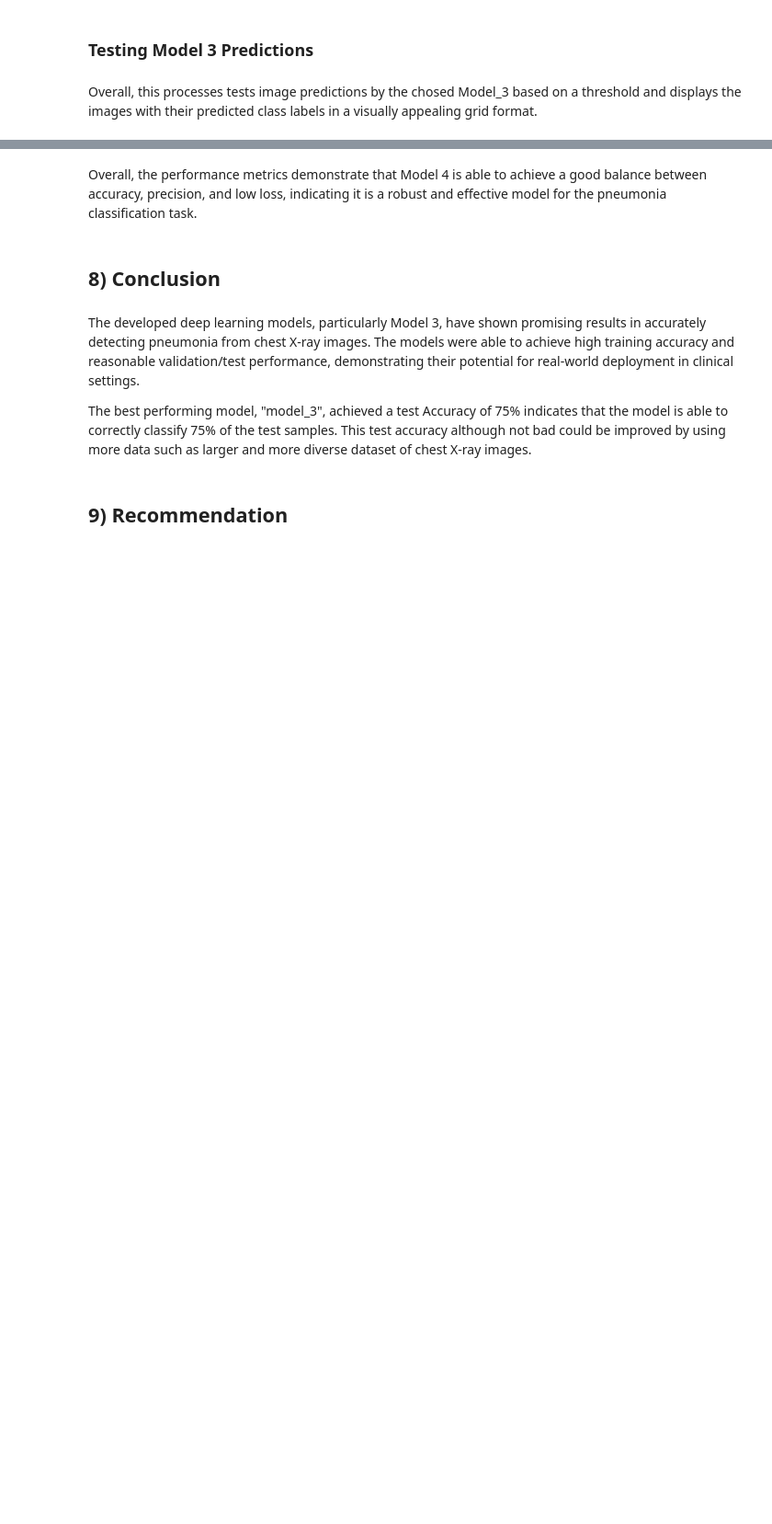
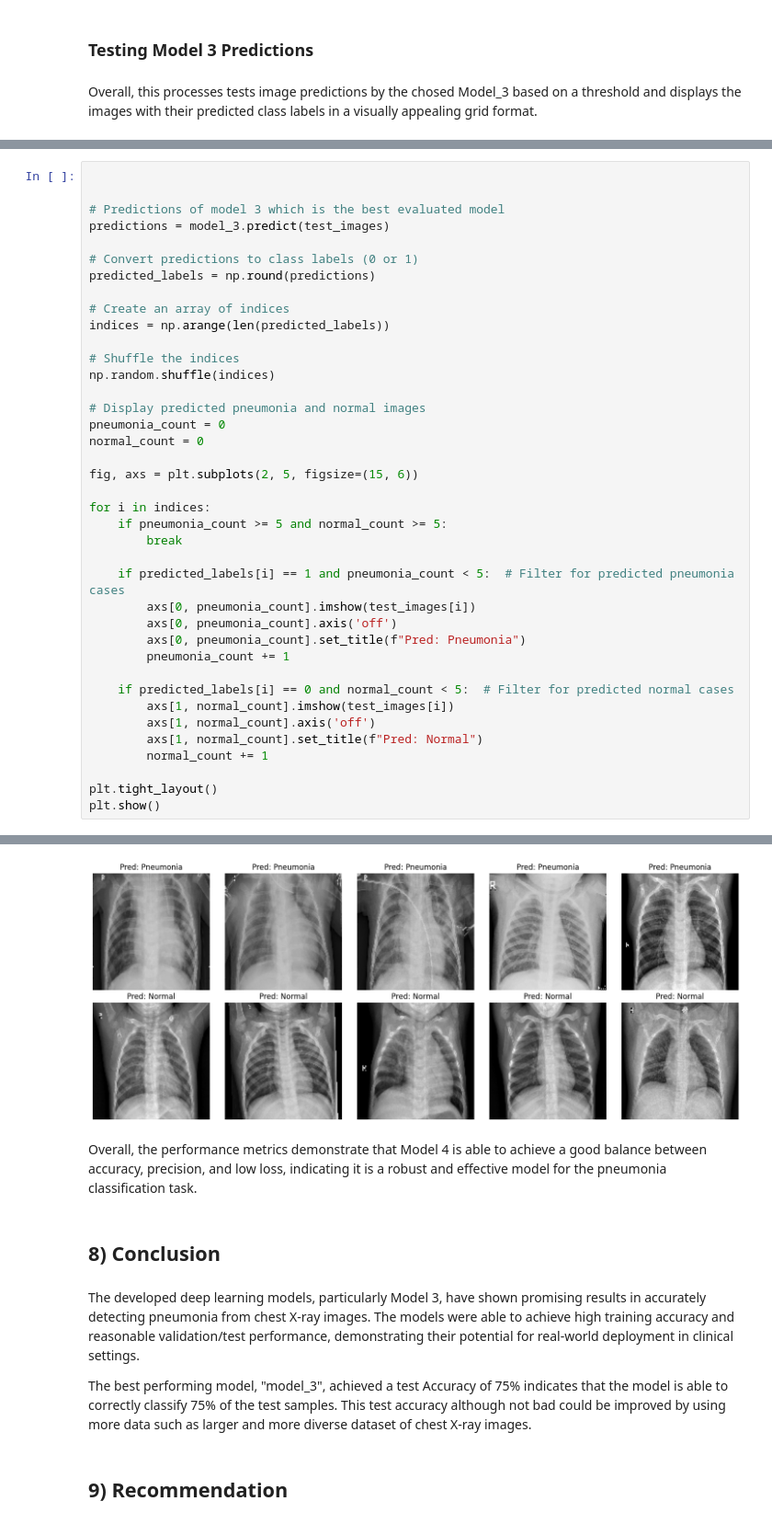
Before and after one commit to Bree-009/Deep-Learning-Analysis-of-X-Ray-Images-for-Pneumonia-Detection, a Jupyter notebook: Image Classification notebook.ipynb, the cells around one changed output, grey strips where cells are left out. Shown at 92% size. Cells and saved outputs as stored; diff of their text form; blank space fills up the shorter version.

```diff
--- a/Image Classification notebook.ipynb
+++ b/Image Classification notebook.ipynb
@@ -944,0 +902,40 @@ predict_and_display(pneumonia_indices[:3])
+# %%
+
+
+# Predictions of model 3 which is the best evaluated model
+predictions = model_3.predict(test_images)
+
+# Convert predictions to class labels (0 or 1)
+predicted_labels = np.round(predictions)
+
+# Create an array of indices
+indices = np.arange(len(predicted_labels))
+
+# Shuffle the indices
+np.random.shuffle(indices)
+
+# Display predicted pneumonia and normal images
+pneumonia_count = 0
+normal_count = 0
+
+fig, axs = plt.subplots(2, 5, figsize=(15, 6))
+
+for i in indices:
+    if pneumonia_count >= 5 and normal_count >= 5:
+        break
+
+    if predicted_labels[i] == 1 and pneumonia_count < 5:  # Filter for predicted pneumonia cases
+        axs[0, pneumonia_count].imshow(test_images[i])
+        axs[0, pneumonia_count].axis('off')
+        axs[0, pneumonia_count].set_title(f"Pred: Pneumonia")
+        pneumonia_count += 1
+
+    if predicted_labels[i] == 0 and normal_count < 5:  # Filter for predicted normal cases
+        axs[1, normal_count].imshow(test_images[i])
+        axs[1, normal_count].axis('off')
+        axs[1, normal_count].set_title(f"Pred: Normal")
+        normal_count += 1
+
+plt.tight_layout()
+plt.show()
+# %% [output]
@@ -945,3 +943,4 @@ predict_and_display(pneumonia_indices[:3])
+[figure, added]
 # %% [markdown]
 Overall, the performance metrics demonstrate that Model 4 is able to achieve a good balance between accuracy, precision, and low loss, indicating it is a robust and effective model for the pneumonia classification task.
 # %% [markdown]
```
Also changed, not shown: parts of 29 cells of this notebook, 1 other file.
